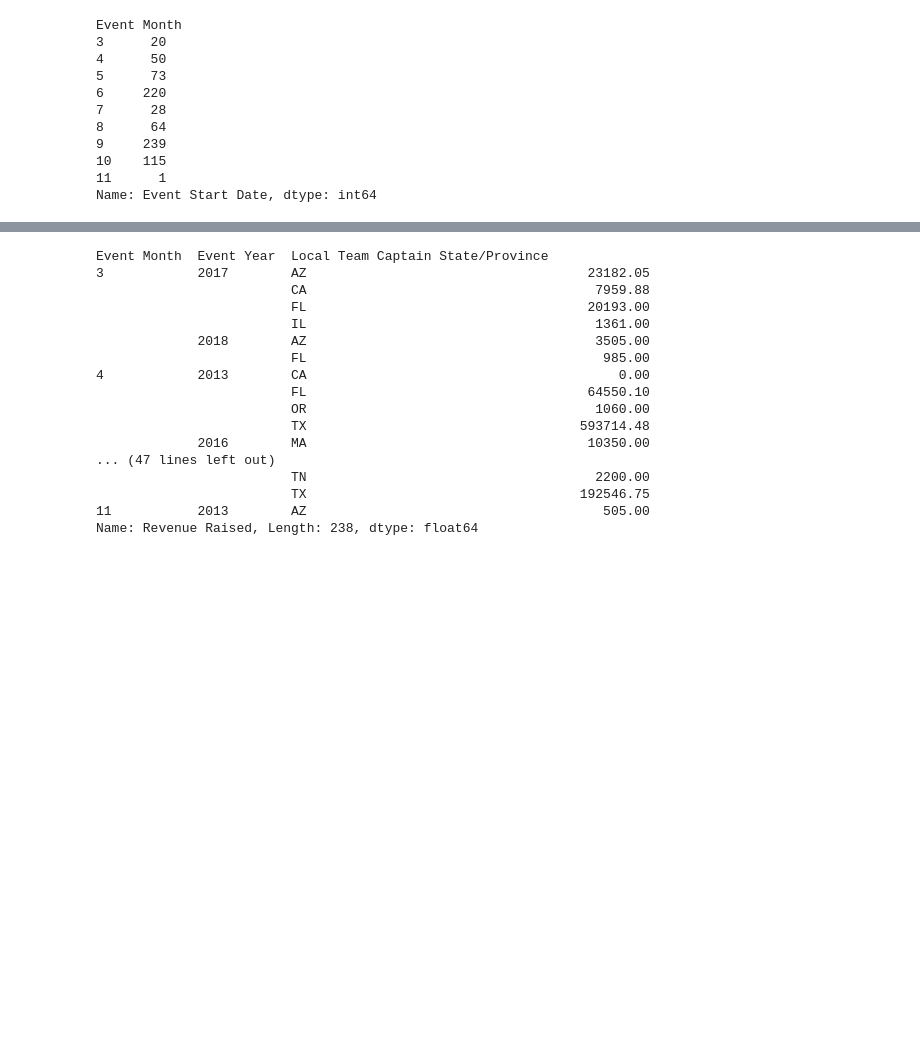
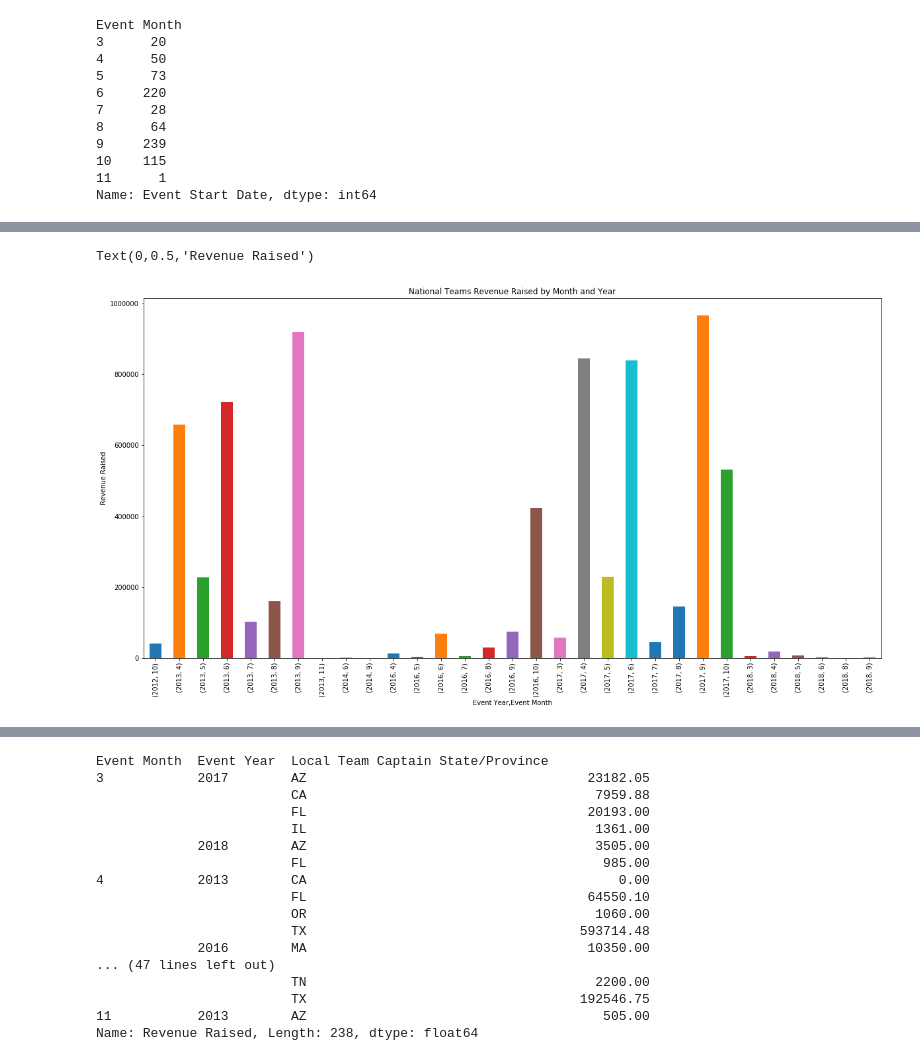
Before and after one commit to mills-jeffreyb/GENBA894, a Jupyter notebook: Mills_Jeff_CapstoneProject-National Bike Teams.ipynb, the cells around one changed output, grey strips where cells are left out. Saved outputs shown, nothing was run; the diff lists cells and outputs as text; code cells hidden in the pictures; blank space fills up the shorter version.

```diff
--- a/Mills_Jeff_CapstoneProject-National Bike Teams.ipynb
+++ b/Mills_Jeff_CapstoneProject-National Bike Teams.ipynb
@@ -533,0 +563,11 @@ Name: Event Start Date, dtype: int64
+# %%
+
+# What total gifts
+plt.figure(figsize=(20,10))
+plot_data =nationalteams.groupby(['Event Year','Event Month'])['Revenue Raised'].sum()
+plot_data.plot(kind='bar')
+plt.title("National Teams Revenue Raised by Month and Year")
+plt.ylabel("Revenue Raised")
+# %% [output]
+Text(0,0.5,'Revenue Raised')
+[figure, added]
```
Also changed, not shown: parts of 21 cells of this notebook, 5 other files.
